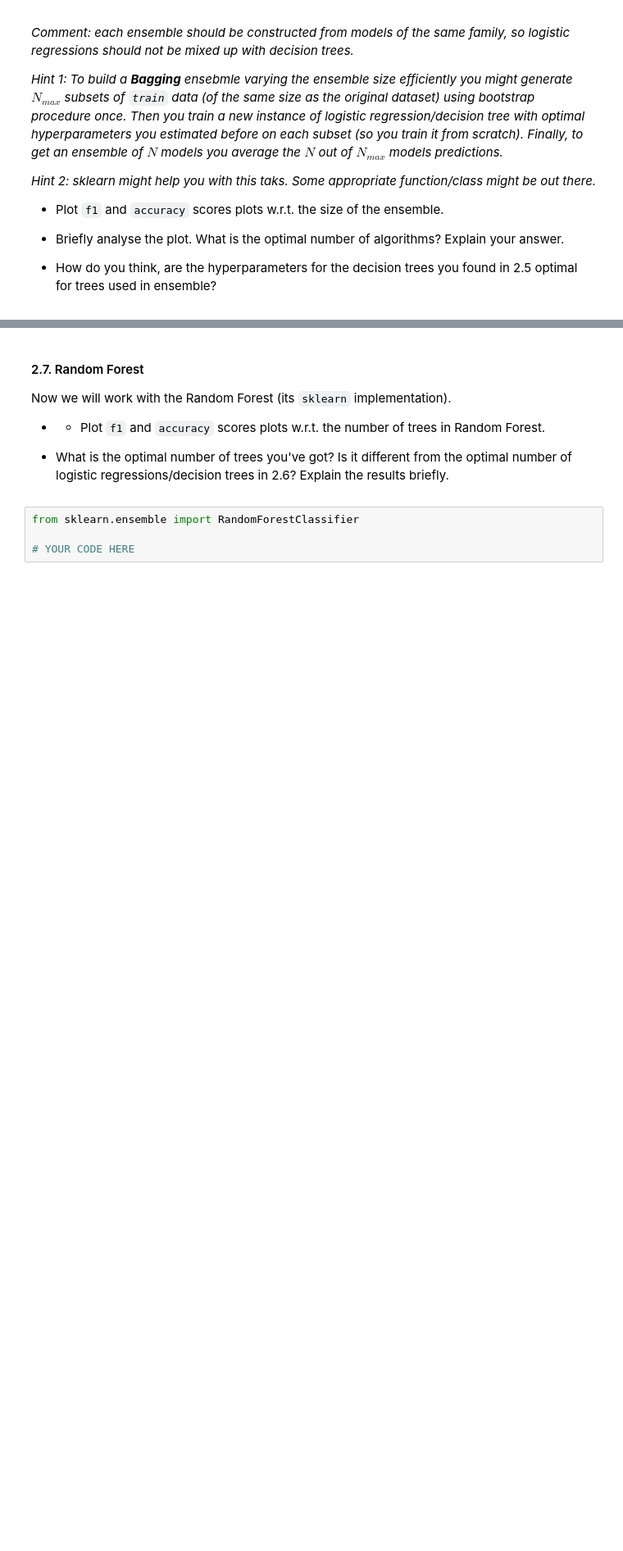
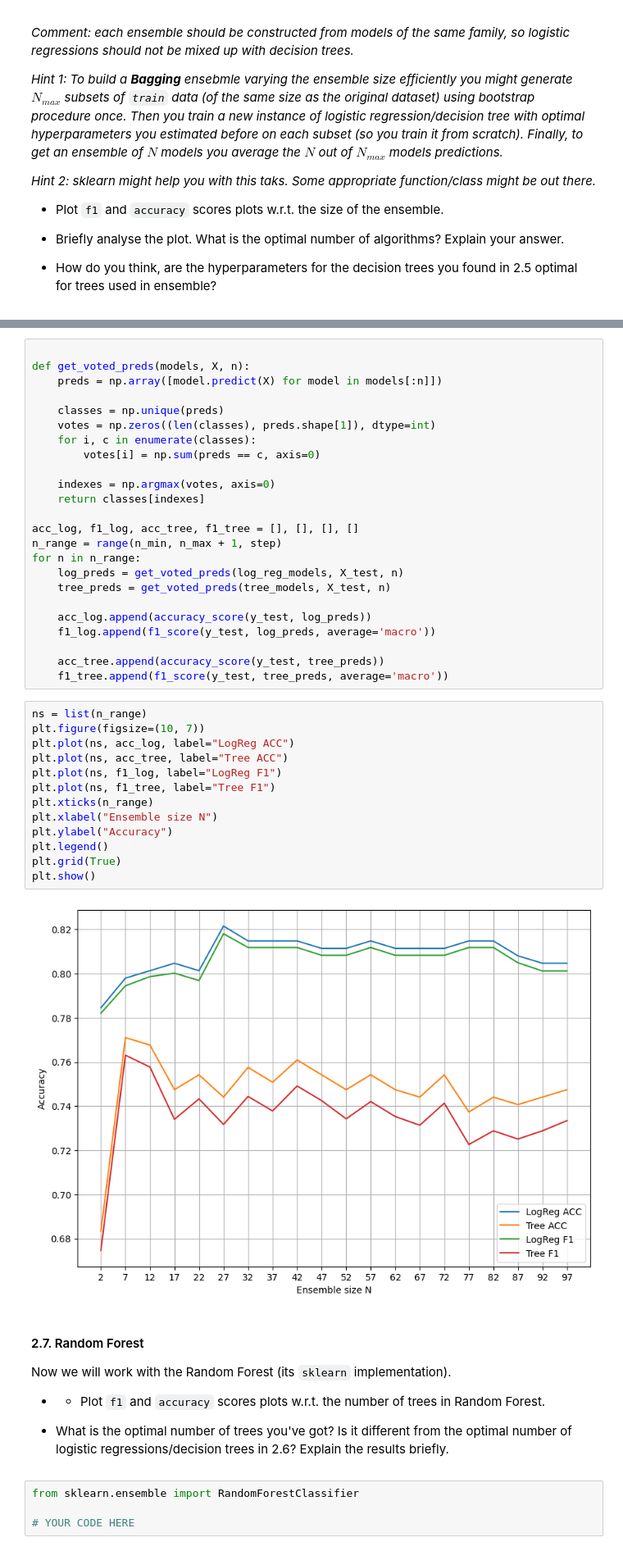
Before and after one commit to EgorOvechkin/lab, a Jupyter notebook: lab01_part2.ipynb, the cells around one changed output, grey strips where cells are left out. Shown: that part at 82% size. Cells and saved outputs as stored; diff of their text form; blank space fills up the shorter version.

```diff
--- a/lab01_part2.ipynb
+++ b/lab01_part2.ipynb
@@ -403,3 +412,42 @@ def bagging(model, X_train, y_train, X_test, y_test, n_range = np.arange(2, 101,
+# %%
+
+def get_voted_preds(models, X, n):
+    preds = np.array([model.predict(X) for model in models[:n]])
+
+    classes = np.unique(preds)
+    votes = np.zeros((len(classes), preds.shape[1]), dtype=int)
+    for i, c in enumerate(classes):
+        votes[i] = np.sum(preds == c, axis=0)
+
+    indexes = np.argmax(votes, axis=0)
+    return classes[indexes]
+
+acc_log, f1_log, acc_tree, f1_tree = [], [], [], []
+n_range = range(n_min, n_max + 1, step)
+for n in n_range:
+    log_preds = get_voted_preds(log_reg_models, X_test, n)
+    tree_preds = get_voted_preds(tree_models, X_test, n)
+
+    acc_log.append(accuracy_score(y_test, log_preds))
+    f1_log.append(f1_score(y_test, log_preds, average='macro'))
+
+    acc_tree.append(accuracy_score(y_test, tree_preds))
+    f1_tree.append(f1_score(y_test, tree_preds, average='macro'))
+# %%
+ns = list(n_range)
+plt.figure(figsize=(10, 7))
+plt.plot(ns, acc_log, label="LogReg ACC")
+plt.plot(ns, acc_tree, label="Tree ACC")
+plt.plot(ns, f1_log, label="LogReg F1")
+plt.plot(ns, f1_tree, label="Tree F1")
+plt.xticks(n_range)
+plt.xlabel("Ensemble size N")
+plt.ylabel("Accuracy")
+plt.legend()
+plt.grid(True)
+plt.show()
+# %% [output]
+[figure, added]
 # %% [markdown]
 #### 2.7. Random Forest
 Now we will work with the Random Forest (its `sklearn` implementation).
```
Also changed, not shown: parts of 11 cells of this notebook.
